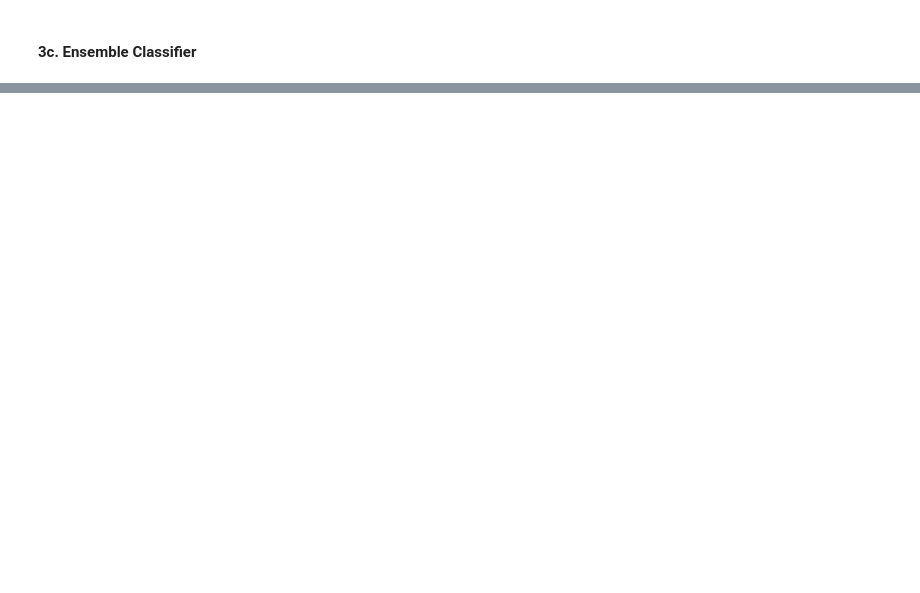
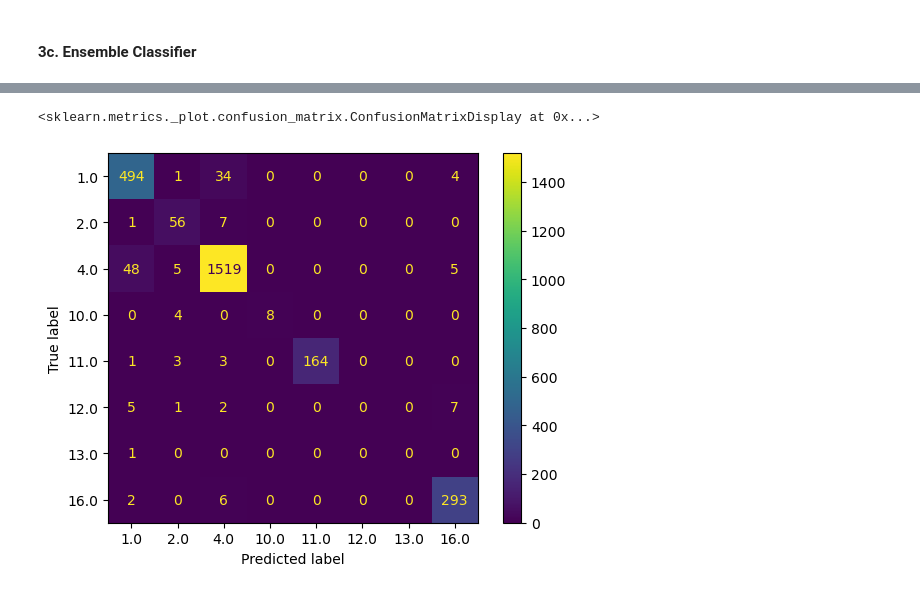
Before and after one commit to jaymes15/bank-statement-classification, a Jupyter notebook: Bank-Statement-Description-Classification.ipynb, the cells around one changed output, grey strips where cells are left out. Drawn from its saved outputs; the diff is of its cells as text; code cells hidden in the pictures; blank space fills up the shorter version.

```diff
--- a/Bank-Statement-Description-Classification.ipynb
+++ b/Bank-Statement-Description-Classification.ipynb
@@ -471,0 +629,5 @@ catboost_classifier.score(X_test, y_test)
+# %%
+ConfusionMatrixDisplay.from_estimator(estimator=final_knn_classifier, X=transformed_X, y=y)
+# %% [output]
+<sklearn.metrics._plot.confusion_matrix.ConfusionMatrixDisplay at 0x...>
+[figure, added]
```
Also changed, not shown: parts of 49 cells of this notebook, 7 other files.
